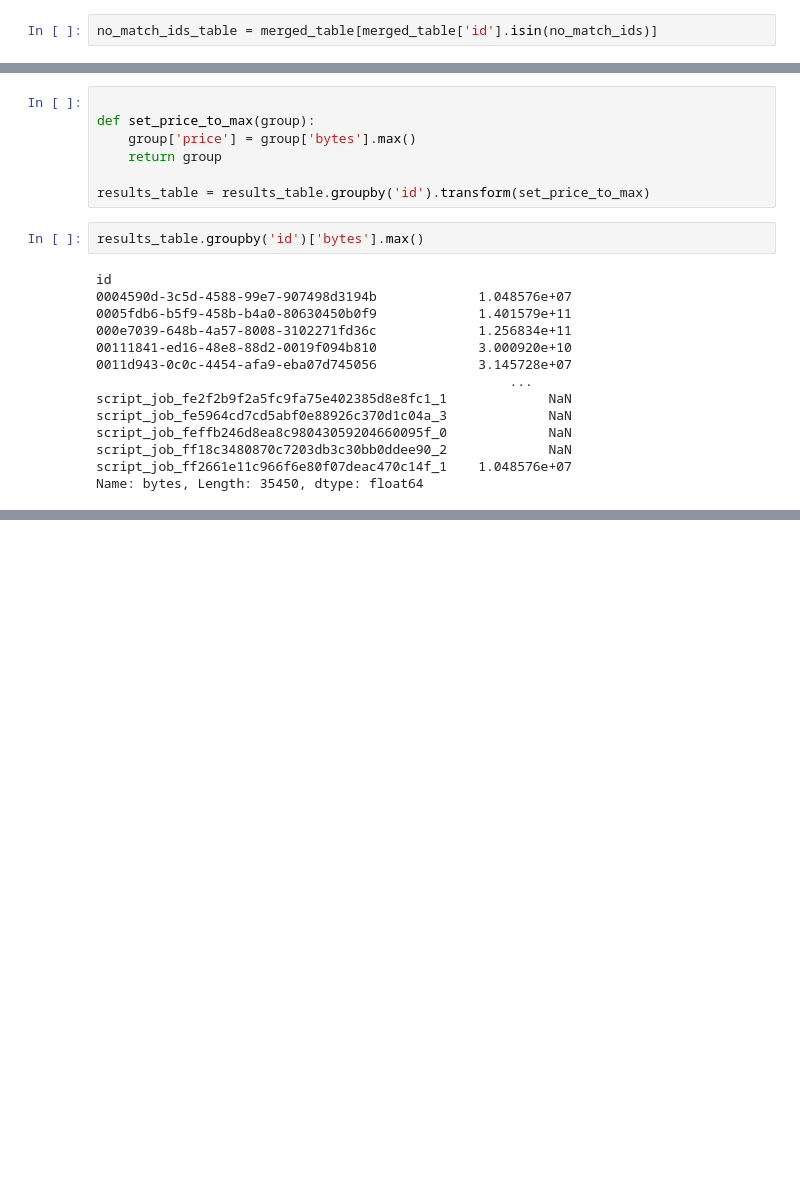
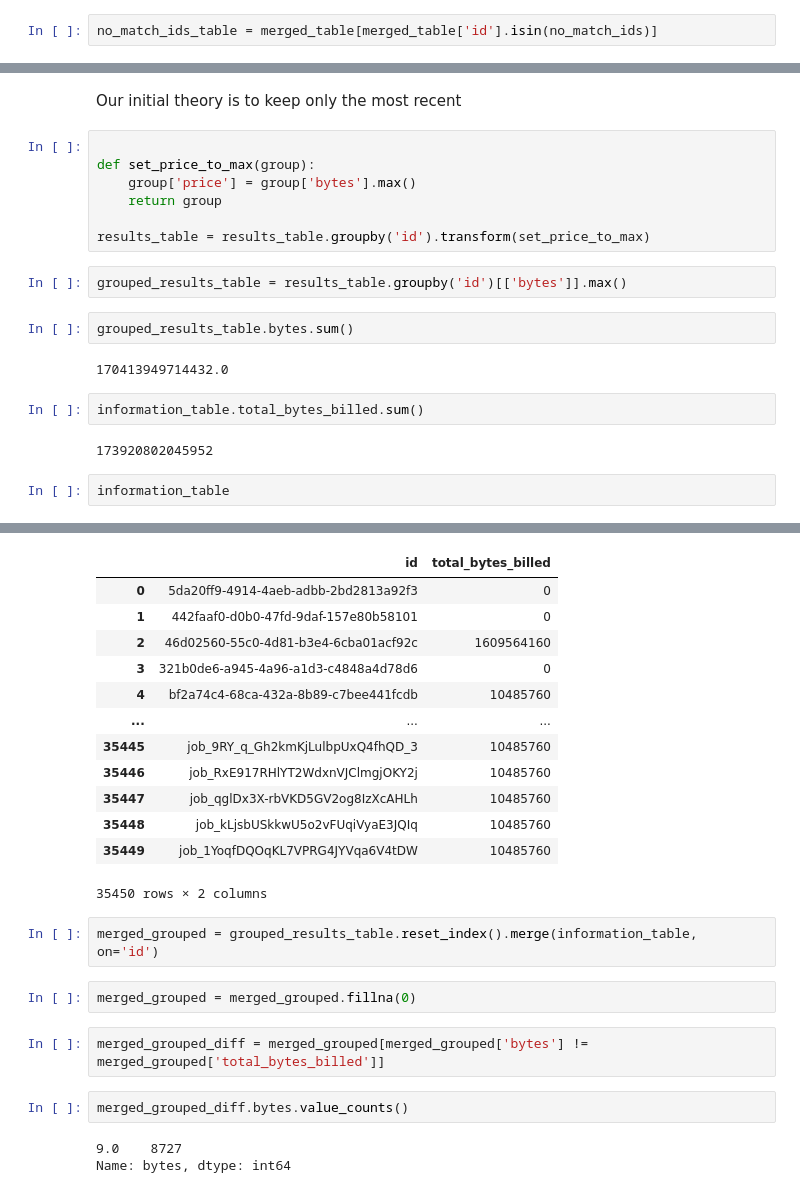
Before and after one commit to alexgirardet/Analyzing_Rightmove, a Jupyter notebook: BigQuery_bquxjob_22c8021f_185865ea938.ipynb, the cells around one changed output, grey strips where cells are left out. Cells and saved outputs as stored; diff of their text form; blank space fills up the shorter version.

```diff
--- a/BigQuery_bquxjob_22c8021f_185865ea938.ipynb
+++ b/BigQuery_bquxjob_22c8021f_185865ea938.ipynb
@@ -293,3 +290,5 @@ no_match_ids_table.head(50)
+# %% [markdown]
+Our initial theory is to keep only the most recent
 # %%
 
 def set_price_to_max(group):
@@ -298,18 +297,15 @@ def set_price_to_max(group):
 
 results_table = results_table.groupby('id').transform(set_price_to_max)
 # %%
-results_table.groupby('id')['bytes'].max()
+grouped_results_table = results_table.groupby('id')[['bytes']].max()
-# %% [output]
-id
-0004590d-3c5d-4588-99e7-907498d3194b             1.048576e+07
-0005fdb6-b5f9-458b-b4a0-80630450b0f9             1.401579e+11
-000e7039-648b-4a57-8008-3102271fd36c             1.256834e+11
-00111841-ed16-48e8-88d2-0019f094b810             3.000920e+10
-0011d943-0c0c-4454-afa9-eba07d745056             3.145728e+07
-                                                     ...
-script_job_fe2f2b9f2a5fc9fa75e402385d8e8fc1_1             NaN
-script_job_fe5964cd7cd5abf0e88926c370d1c04a_3             NaN
-script_job_feffb246d8ea8c98043059204660095f_0             NaN
-script_job_ff18c3480870c7203db3c30bb0ddee90_2             NaN
-script_job_ff2661e11c966f6e80f07deac470c14f_1    1.048576e+07
-Name: bytes, Length: 35450, dtype: float64
+# %%
+grouped_results_table.bytes.sum()
+# %% [output]
+170413949714432.0
+# %%
+information_table.total_bytes_billed.sum()
+# %% [output]
+173920802045952
+# %%
+information_table
+# %% [output]
@@ -315,0 +313,24 @@ Name: bytes, Length: 35450, dtype: float64
+|  | id | total_bytes_billed |
+| 0 | 5da20ff9-4914-4aeb-adbb-2bd2813a92f3 | 0 |
+| 1 | 442faaf0-d0b0-47fd-9daf-157e80b58101 | 0 |
+| 2 | 46d02560-55c0-4d81-b3e4-6cba01acf92c | 1609564160 |
+| 3 | 321b0de6-a945-4a96-a1d3-c4848a4d78d6 | 0 |
+| 4 | bf2a74c4-68ca-432a-8b89-c7bee441fcdb | 10485760 |
+| ... | ... | ... |
+| 35445 | job_9RY_q_Gh2kmKjLulbpUxQ4fhQD_3 | 10485760 |
+| 35446 | job_RxE917RHlYT2WdxnVJClmgjOKY2j | 10485760 |
+| 35447 | job_qglDx3X-rbVKD5GV2og8IzXcAHLh | 10485760 |
+| 35448 | job_kLjsbUSkkwU5o2vFUqiVyaE3JQIq | 10485760 |
+| 35449 | job_1YoqfDQOqKL7VPRG4JYVqa6V4tDW | 10485760 |
+35450 rows × 2 columns
+# %%
+merged_grouped = grouped_results_table.reset_index().merge(information_table, on='id')
+# %%
+merged_grouped = merged_grouped.fillna(0)
+# %%
+merged_grouped_diff = merged_grouped[merged_grouped['bytes'] != merged_grouped['total_bytes_billed']]
+# %%
+merged_grouped_diff.bytes.value_counts()
+# %% [output]
+9.0    8727
+Name: bytes, dtype: int64
```
Also changed, not shown: parts of 15 cells of this notebook.
